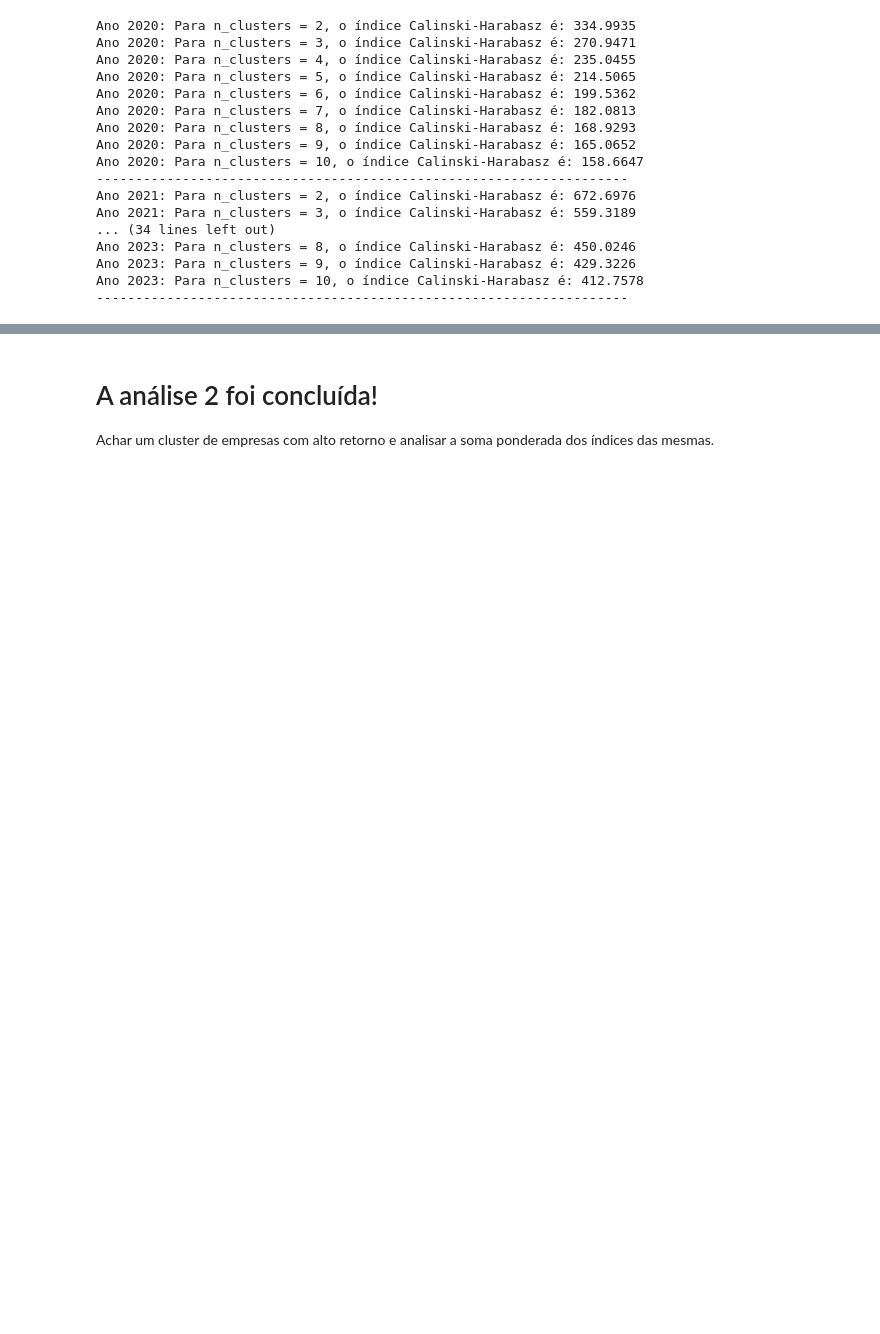
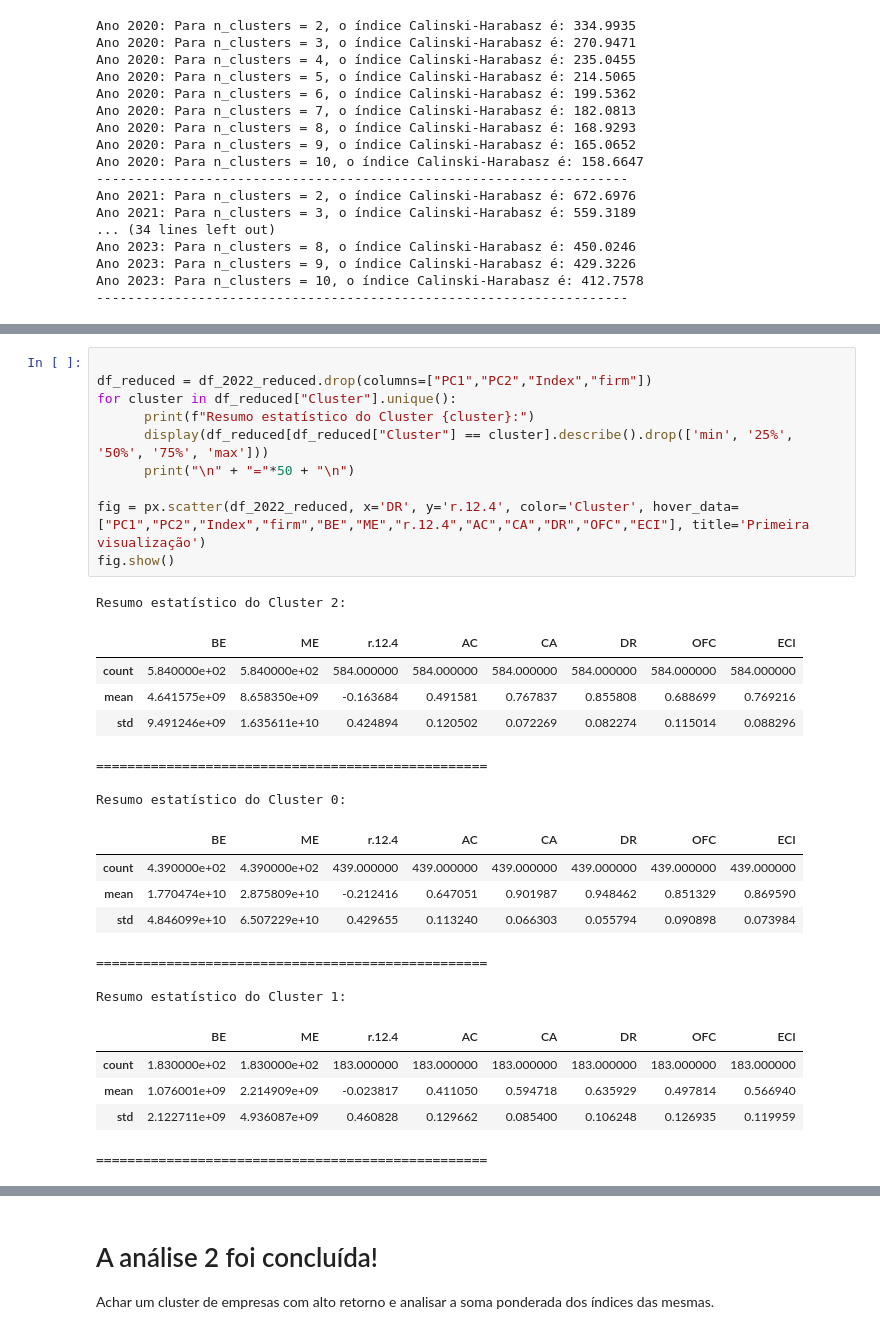
Before and after one commit to Yurovskyy/TPF, a Jupyter notebook: trabalhofinal.ipynb, the cells around one changed output, grey strips where cells are left out. Cells and saved outputs as stored; diff of their text form; blank space fills up the shorter version.

```diff
--- a/trabalhofinal.ipynb
+++ b/trabalhofinal.ipynb
@@ -526,0 +570,31 @@ Resumo estatístico do Cluster 1:
+# %%
+
+df_reduced = df_2022_reduced.drop(columns=["PC1","PC2","Index","firm"])
+for cluster in df_reduced["Cluster"].unique():
+      print(f"Resumo estatístico do Cluster {cluster}:")
+      display(df_reduced[df_reduced["Cluster"] == cluster].describe().drop(['min', '25%', '50%', '75%', 'max']))
+      print("\n" + "="*50 + "\n")
+
+fig = px.scatter(df_2022_reduced, x='DR', y='r.12.4', color='Cluster', hover_data=["PC1","PC2","Index","firm","BE","ME","r.12.4","AC","CA","DR","OFC","ECI"], title='Primeira visualização')
+fig.show()
+# %% [output]
+Resumo estatístico do Cluster 2:
+|  | BE | ME | r.12.4 | AC | CA | DR | OFC | ECI |
+| count | 5.840000e+02 | 5.840000e+02 | 584.000000 | 584.000000 | 584.000000 | 584.000000 | 584.000000 | 584.000000 |
+| mean | 4.641575e+09 | 8.658350e+09 | -0.163684 | 0.491581 | 0.767837 | 0.855808 | 0.688699 | 0.769216 |
+| std | 9.491246e+09 | 1.635611e+10 | 0.424894 | 0.120502 | 0.072269 | 0.082274 | 0.115014 | 0.088296 |
+==================================================
+
+Resumo estatístico do Cluster 0:
+|  | BE | ME | r.12.4 | AC | CA | DR | OFC | ECI |
+| count | 4.390000e+02 | 4.390000e+02 | 439.000000 | 439.000000 | 439.000000 | 439.000000 | 439.000000 | 439.000000 |
+| mean | 1.770474e+10 | 2.875809e+10 | -0.212416 | 0.647051 | 0.901987 | 0.948462 | 0.851329 | 0.869590 |
+| std | 4.846099e+10 | 6.507229e+10 | 0.429655 | 0.113240 | 0.066303 | 0.055794 | 0.090898 | 0.073984 |
+==================================================
+
+Resumo estatístico do Cluster 1:
+|  | BE | ME | r.12.4 | AC | CA | DR | OFC | ECI |
+| count | 1.830000e+02 | 1.830000e+02 | 183.000000 | 183.000000 | 183.000000 | 183.000000 | 183.000000 | 183.000000 |
+| mean | 1.076001e+09 | 2.214909e+09 | -0.023817 | 0.411050 | 0.594718 | 0.635929 | 0.497814 | 0.566940 |
+| std | 2.122711e+09 | 4.936087e+09 | 0.460828 | 0.129662 | 0.085400 | 0.106248 | 0.126935 | 0.119959 |
+==================================================
```
Also changed, not shown: parts of 17 cells of this notebook.
